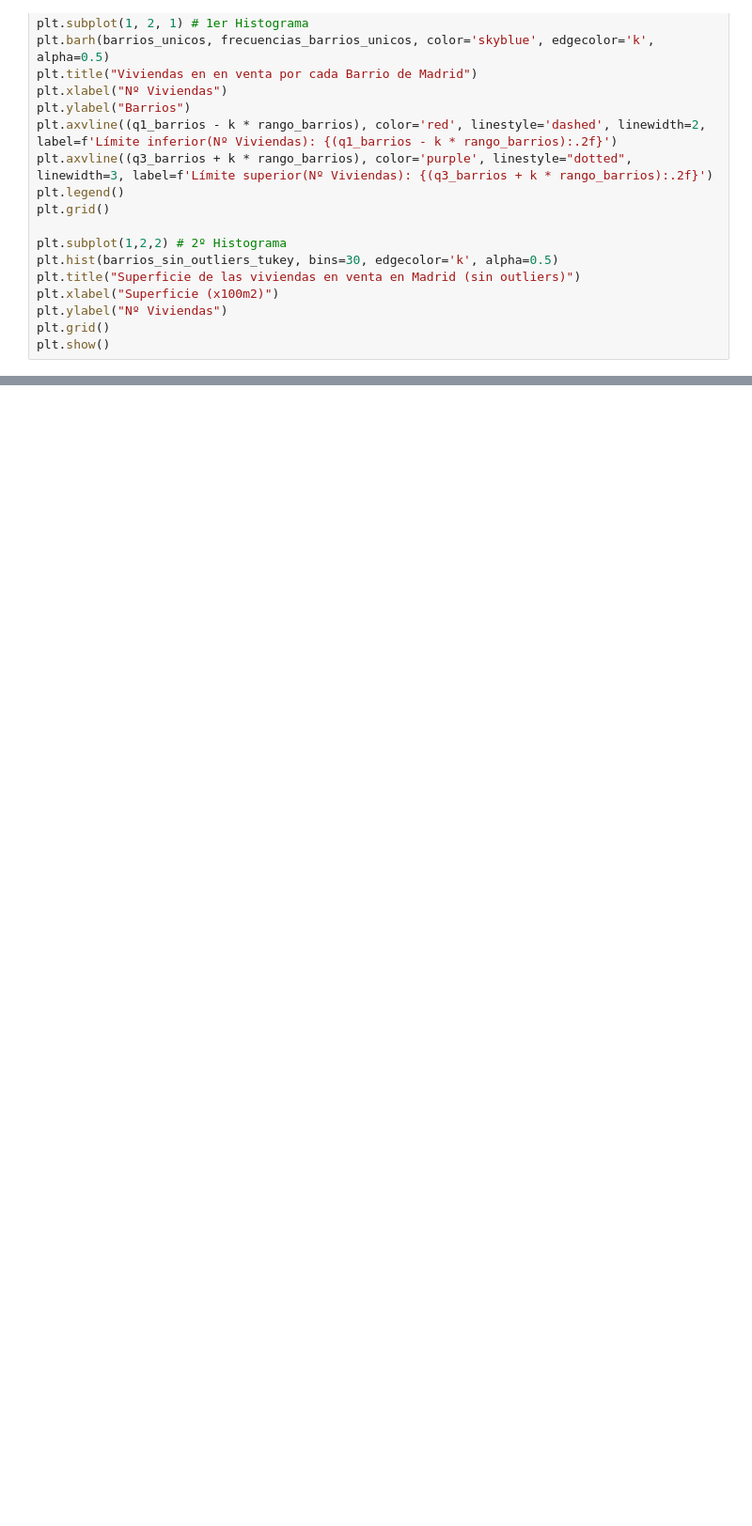
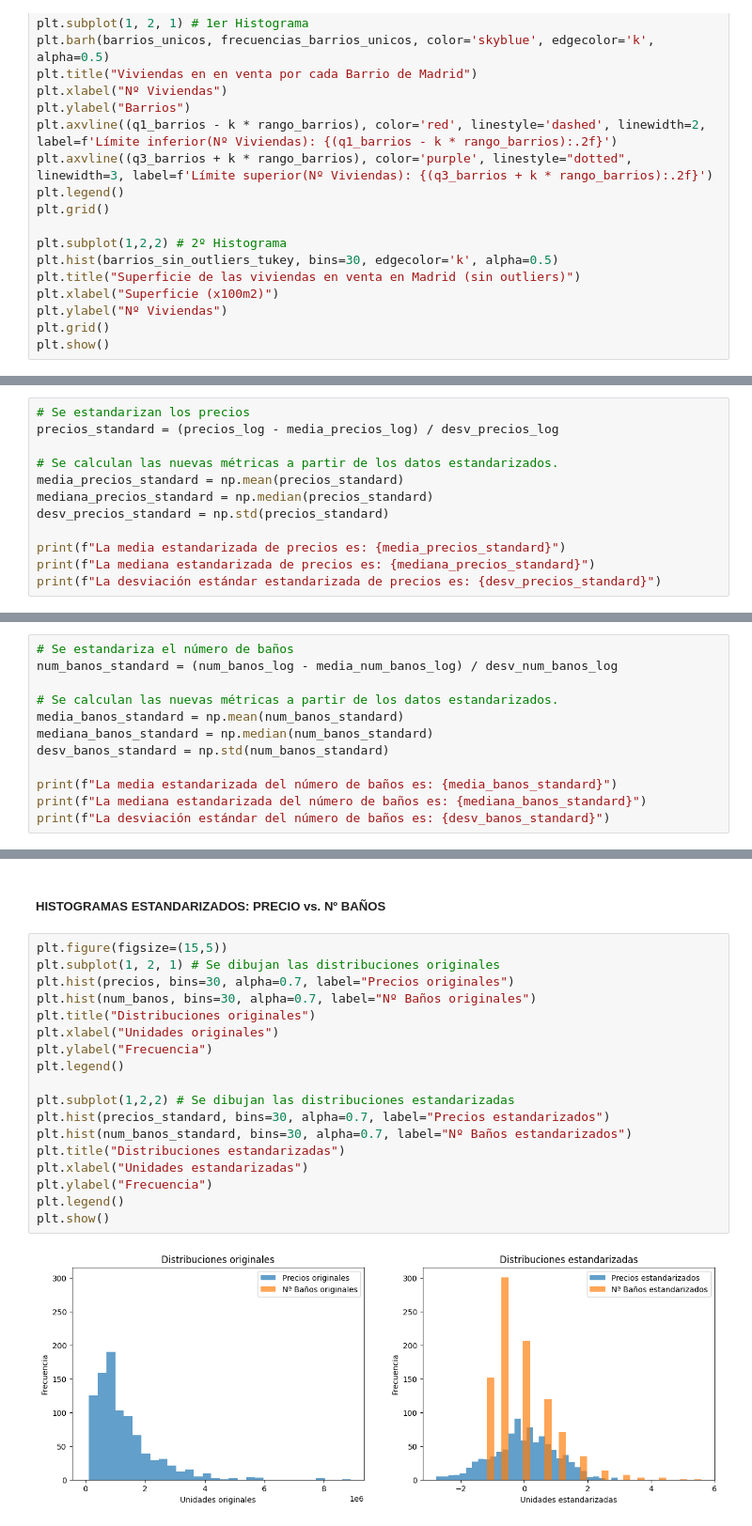
Before and after one commit to angovery/Data-Science-Bootcamp, a Jupyter notebook: Ejercicios_Evaluados/Modulo_2/ejercicio_modulo2.ipynb, the cells around one changed output, grey strips where cells are left out. Shown at 94% size. Saved outputs shown, nothing was run; the diff lists cells and outputs as text; blank space fills up the shorter version.

```diff
--- a/Ejercicios_Evaluados/Modulo_2/ejercicio_modulo2.ipynb
+++ b/Ejercicios_Evaluados/Modulo_2/ejercicio_modulo2.ipynb
@@ -687,0 +932,12 @@ plt.show()
+# %%
+# Se estandarizan los precios
+precios_standard = (precios_log - media_precios_log) / desv_precios_log
+
+# Se calculan las nuevas métricas a partir de los datos estandarizados.
+media_precios_standard = np.mean(precios_standard)
+mediana_precios_standard = np.median(precios_standard)
+desv_precios_standard = np.std(precios_standard)
+
+print(f"La media estandarizada de precios es: {media_precios_standard}")
+print(f"La mediana estandarizada de precios es: {mediana_precios_standard}")
+print(f"La desviación estándar estandarizada de precios es: {desv_precios_standard}")
@@ -687,0 +950,12 @@ plt.show()
+# %%
+# Se estandariza el número de baños
+num_banos_standard = (num_banos_log - media_num_banos_log) / desv_num_banos_log
+
+# Se calculan las nuevas métricas a partir de los datos estandarizados.
+media_banos_standard = np.mean(num_banos_standard)
+mediana_banos_standard = np.median(num_banos_standard)
+desv_banos_standard = np.std(num_banos_standard)
+
+print(f"La media estandarizada del número de baños es: {media_banos_standard}")
+print(f"La mediana estandarizada del número de baños es: {mediana_banos_standard}")
+print(f"La desviación estándar del número de baños es: {desv_banos_standard}")
@@ -687,0 +992,22 @@ plt.show()
+# %% [markdown]
+##### HISTOGRAMAS ESTANDARIZADOS: PRECIO vs. Nº BAÑOS
+# %%
+plt.figure(figsize=(15,5))
+plt.subplot(1, 2, 1) # Se dibujan las distribuciones originales
+plt.hist(precios, bins=30, alpha=0.7, label="Precios originales")
+plt.hist(num_banos, bins=30, alpha=0.7, label="Nº Baños originales")
+plt.title("Distribuciones originales")
+plt.xlabel("Unidades originales")
+plt.ylabel("Frecuencia")
+plt.legend()
+
+plt.subplot(1,2,2) # Se dibujan las distribuciones estandarizadas
+plt.hist(precios_standard, bins=30, alpha=0.7, label="Precios estandarizados")
+plt.hist(num_banos_standard, bins=30, alpha=0.7, label="Nº Baños estandarizados")
+plt.title("Distribuciones estandarizadas")
+plt.xlabel("Unidades estandarizadas")
+plt.ylabel("Frecuencia")
+plt.legend()
+plt.show()
+# %% [output]
+[figure, added]
```
Also changed, not shown: parts of 59 cells of this notebook.
